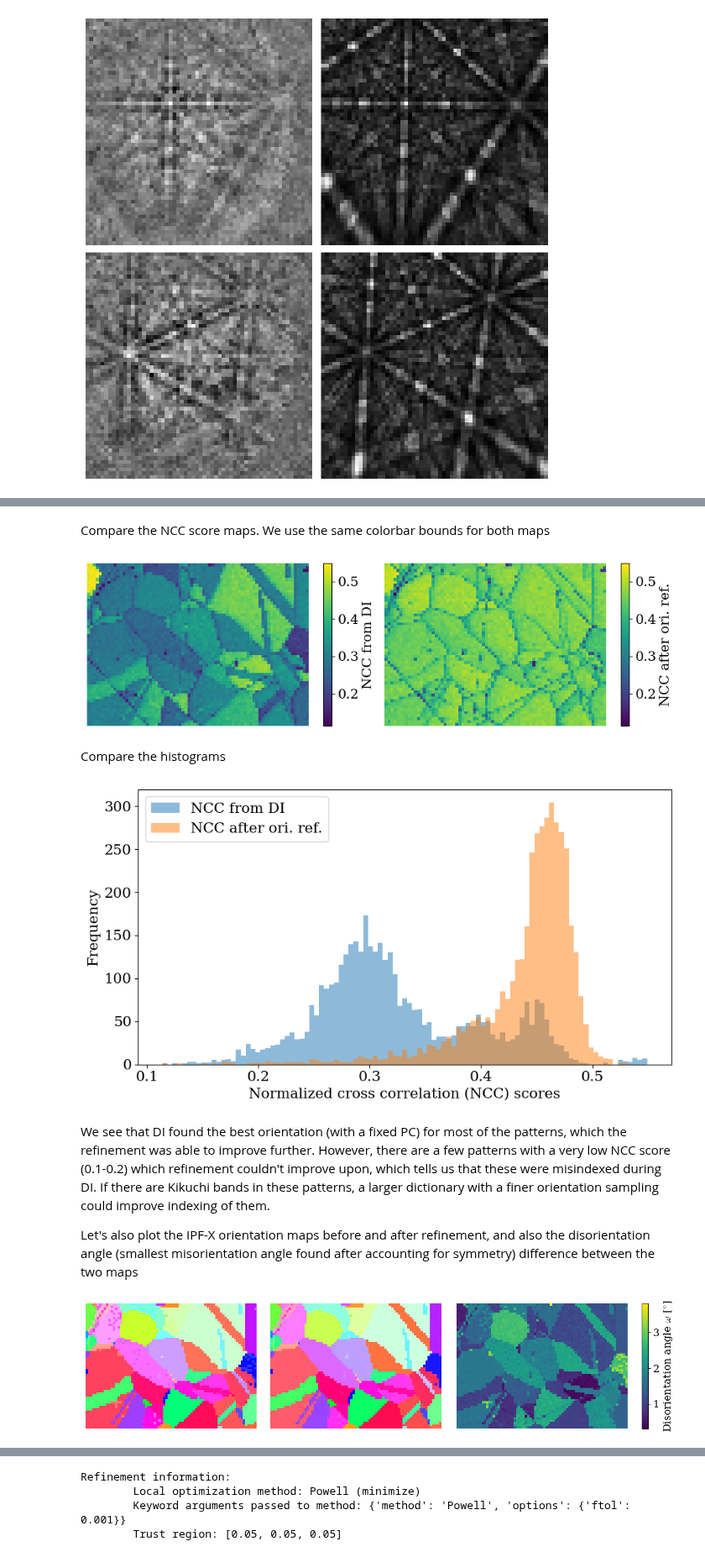
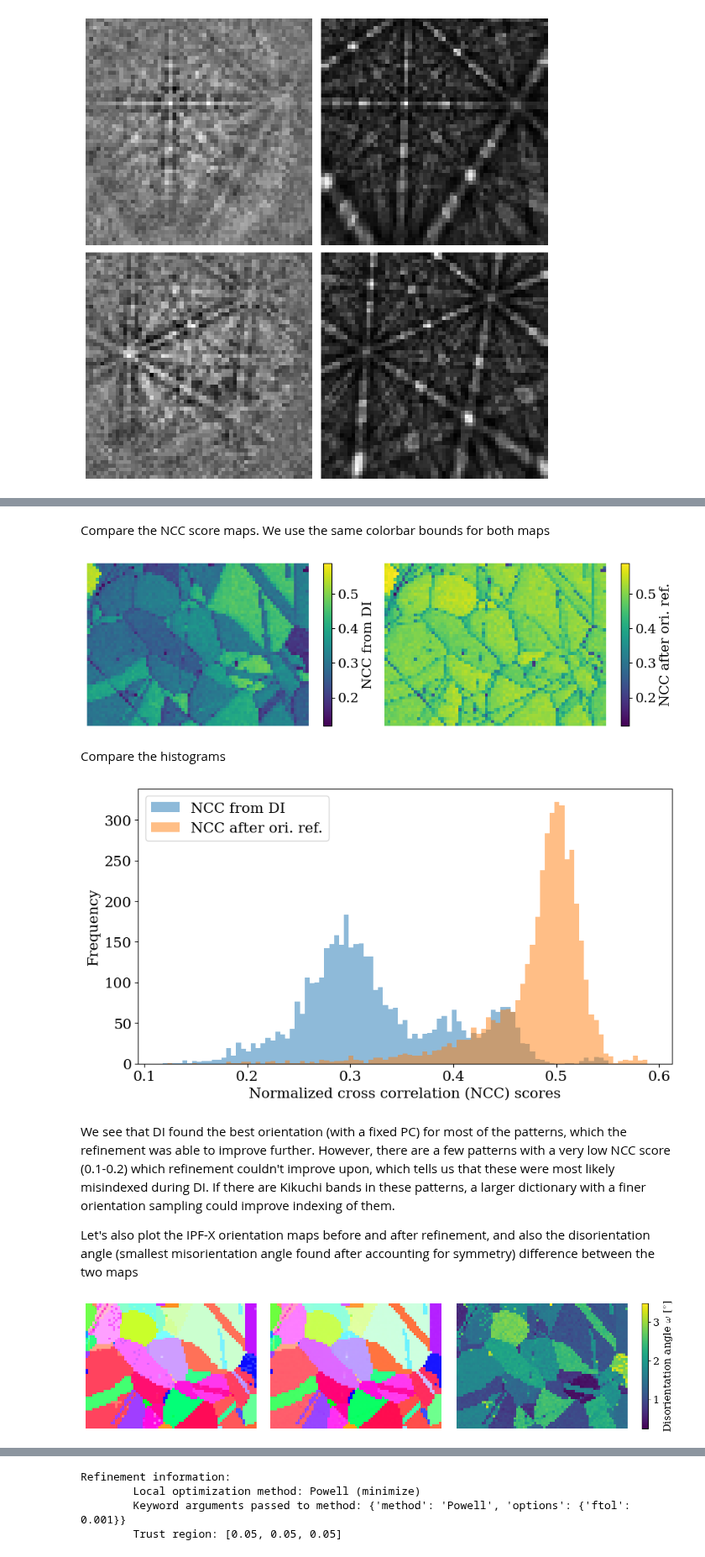
Before and after one commit to pyxem/kikuchipy, a Jupyter notebook: doc/tutorials/pattern_matching.ipynb, the cells around one changed output, grey strips where cells are left out. Shown at 84% size. Saved outputs shown, nothing was run; the diff lists cells and outputs as text; code cells hidden in the pictures.

```diff
--- a/doc/tutorials/pattern_matching.ipynb
+++ b/doc/tutorials/pattern_matching.ipynb
@@ -337,7 +263,7 @@ density functions, or something else, we have to use other software, like MTEX.
 
 Let's generate an IPF color key and plot it
 # %%
-ckey = plot.IPFColorKeyTSL(ni.point_group)
+ckey = plot.IPFColorKeyTSL(ni.point_group, direction=Vector3d.xvector())
 print(ckey)
 ckey.plot()
 # %% [output]
@@ -496,6 +388,7 @@ xmap_refined = s.refine_orientation(
     detector=detector,
     master_pattern=mp,
     energy=energy,
+    mask=signal_mask,
     method="minimize",  # Default
     method_kwargs=dict(method="Nelder-Mead", options=dict(fatol=1e-4)),  # Default
     compute=True,  # Default
@@ -510,5 +403,6 @@ Refinement speed: 57 patterns/s
 # %% [markdown]
-Compare the NCC score maps. We use the same colorbar bounds for both maps
+Compare the NCC score maps.
+We use the same colorbar bounds for both maps
 # %%
 ncc_after_orientation_refinement = xmap_refined.get_map_data("scores")
 
@@ -531,7 +425,7 @@ for a in ax:
     a.axis("off")
 fig.tight_layout(w_pad=-1);
 # %% [output]
-[figure, old version]
+[figure, new version]
 # %% [markdown]
 Compare the histograms
 # %%
@@ -549,35 +443,30 @@ ax.set_ylabel("Frequency")
 ax.legend()
 fig.tight_layout();
 # %% [output]
-[figure, old version]
+[figure, new version]
 # %% [markdown]
-We see that DI found the best orientation (with a fixed PC) for most of the
-patterns, which the refinement was able to improve further. However, there
-are a few patterns with a very low NCC score (0.1-0.2) which refinement
-couldn't improve upon, which tells us that these were misindexed during DI.
-If there are Kikuchi bands in these patterns, a larger dictionary with a
-finer orientation sampling could improve indexing of them.
+We see that DI found the best orientation (with a fixed PC) for most of the patterns, which the refinement was able to improve further.
+However, there are a few patterns with a very low NCC score (0.1-0.2) which refinement couldn't improve upon, which tells us that these were most likely misindexed during DI.
+If there are Kikuchi bands in these patterns, a larger dictionary with a finer orientation sampling could improve indexing of them.
 
-Let's also plot the IPF-X orientation maps before and after refinement, and
-also the disorientation angle (smallest misorientation angle found after
-accounting for symmetry) difference between the two maps
+Let's also plot the IPF-X orientation maps before and after refinement, and also the disorientation angle (smallest misorientation angle found after accounting for symmetry) difference between the two maps
 # %%
 ori_ref = xmap_refined.orientations
 
 ckey.direction = Vector3d.xvector()
-rgb_z = ckey.orientation2color(ori)
-rgb_z_ref = ckey.orientation2color(ori_ref)
+rgb_x = ckey.orientation2color(ori)
+rgb_x_ref = ckey.orientation2color(ori_ref)
 
 mori_angle = np.rad2deg(ori.angle_with(ori_ref).data)
 
 fig, ax = plt.subplots(ncols=3, figsize=(14, 3))
-ax[0].imshow(rgb_z.reshape(xmap.shape + (3,)))
-ax[1].imshow(rgb_z_ref.reshape(xmap.shape + (3,)))
+ax[0].imshow(rgb_x.reshape(xmap.shape + (3,)))
+ax[1].imshow(rgb_x_ref.reshape(xmap.shape + (3,)))
 im2 = ax[2].imshow(mori_angle.reshape(xmap.shape))
 fig.colorbar(im2, ax=ax[2], label=r"Disorientation angle $\omega$ [$^{\circ}$]")
 for a in ax:
     a.axis("off")
 fig.tight_layout(w_pad=-10)
 # %% [output]
-[figure, old version]
+[figure, new version]
 # %% [markdown]
```
Also changed, not shown: parts of 44 cells of this notebook, 1 other file.
